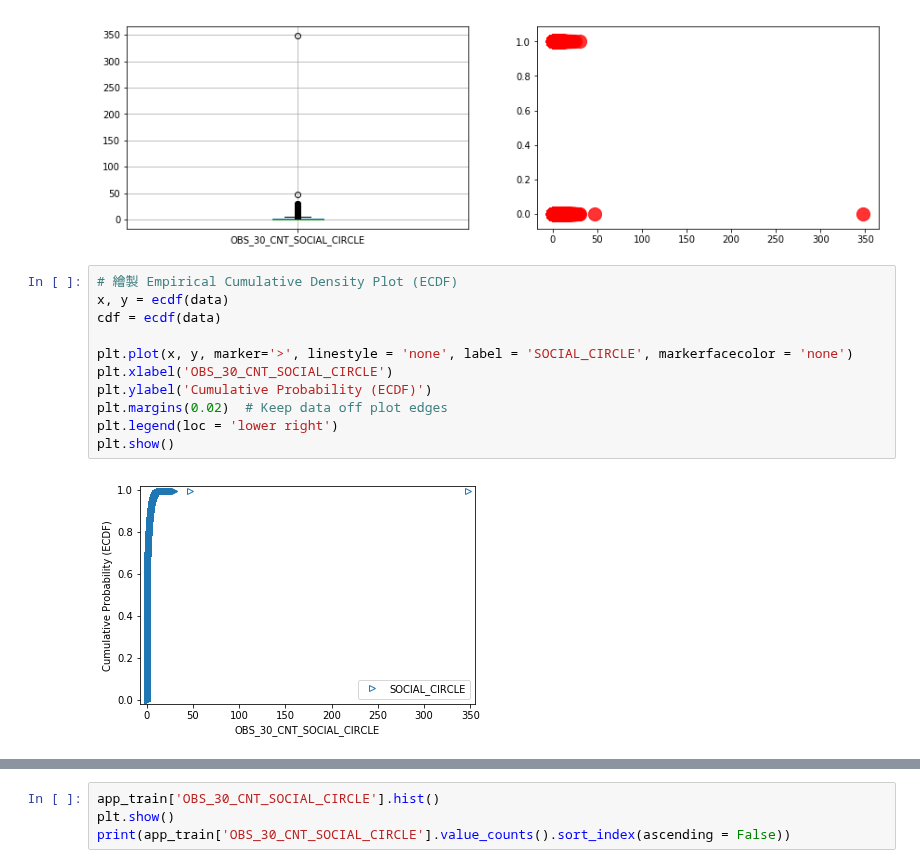
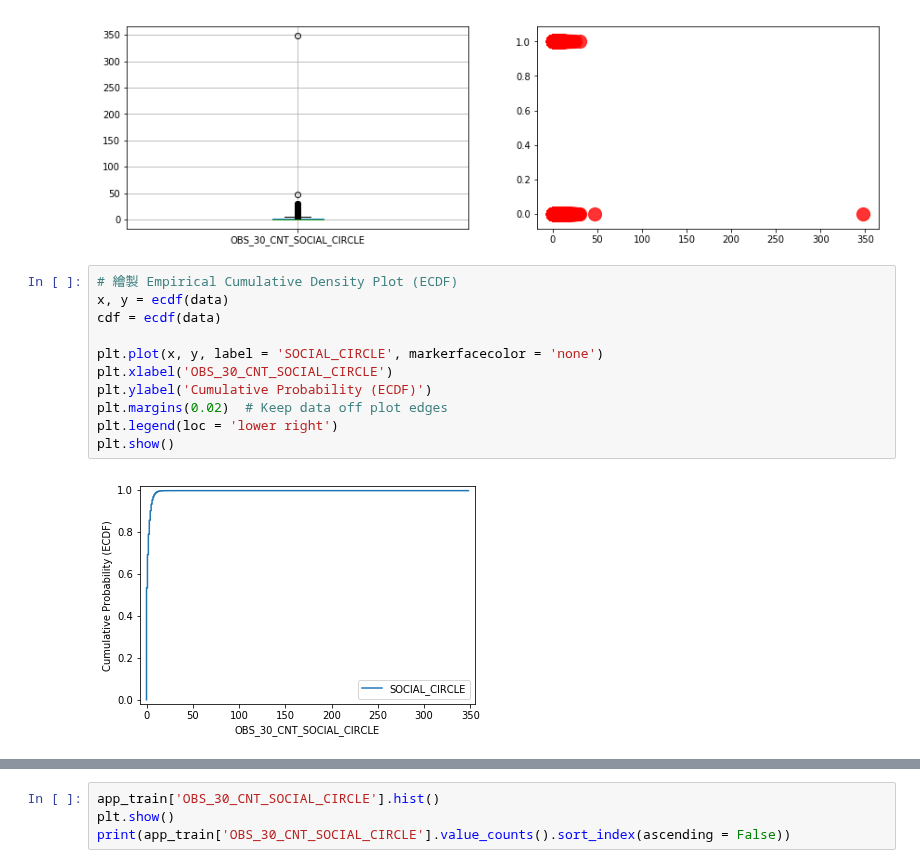
Before and after one commit to ChenLily0928/ML100-Days, a Jupyter notebook: homework/Day_006_HW.ipynb, the cells around one changed output, grey strips where cells are left out. Cells and saved outputs as stored; diff of their text form.

```diff
--- a/homework/Day_006_HW.ipynb
+++ b/homework/Day_006_HW.ipynb
@@ -275,14 +287,14 @@ plt.show()
 # %%
 # 繪製 Empirical Cumulative Density Plot (ECDF)
 x, y = ecdf(data)
 cdf = ecdf(data)
 
-plt.plot(x, y, marker='>', linestyle = 'none', label = 'SOCIAL_CIRCLE', markerfacecolor = 'none')
+plt.plot(x, y, label = 'SOCIAL_CIRCLE', markerfacecolor = 'none')
 plt.xlabel('OBS_30_CNT_SOCIAL_CIRCLE')
 plt.ylabel('Cumulative Probability (ECDF)')
 plt.margins(0.02)  # Keep data off plot edges
 plt.legend(loc = 'lower right')
 plt.show()
 # %% [output]
-[figure, old version]
+[figure, new version]
 # %%
```
Also changed, not shown: parts of 7 cells of this notebook.
